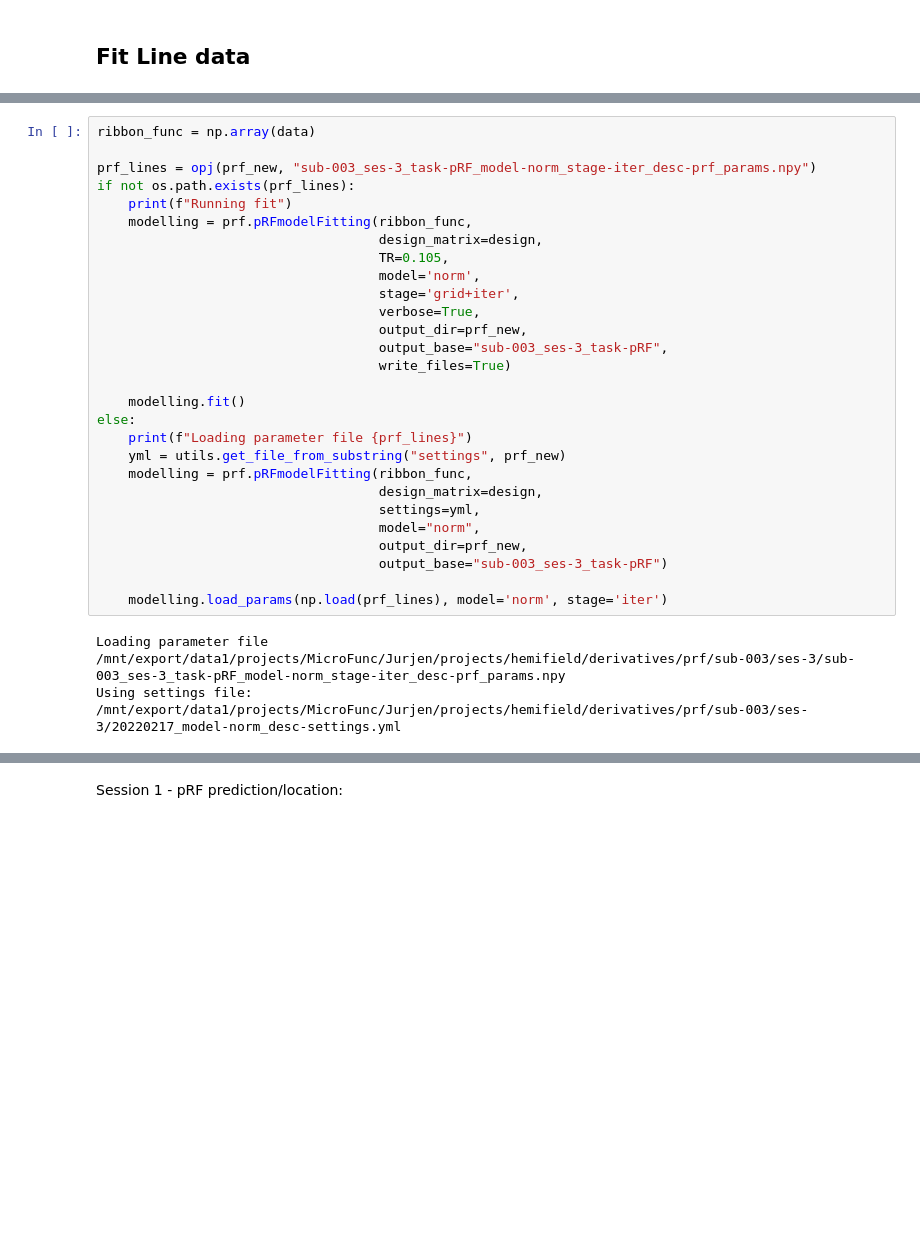
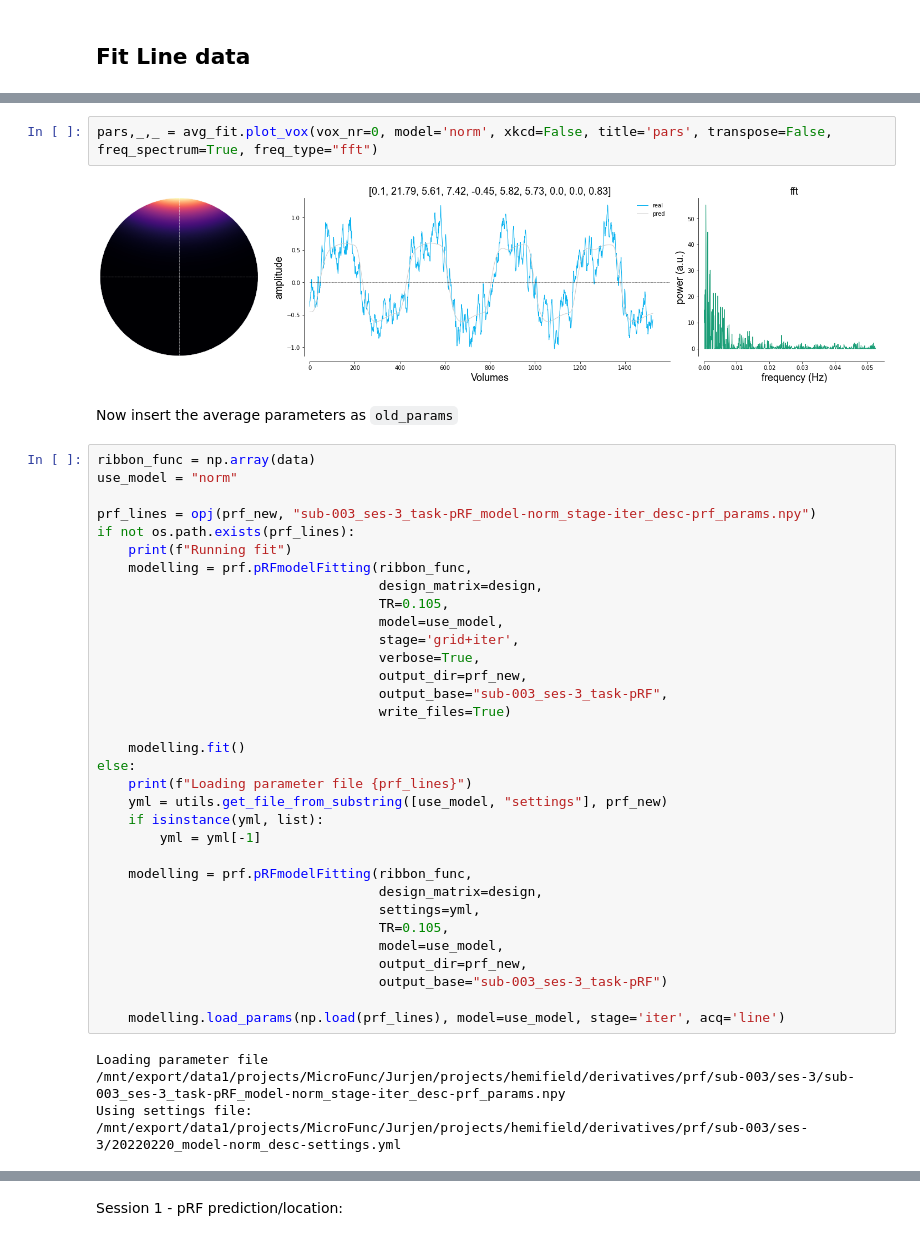
Before and after one commit to spinoza-centre/pRFline, a Jupyter notebook: notebooks/prf/exp_lineprf2.ipynb, the cells around one changed output, grey strips where cells are left out. Drawn from its saved outputs; the diff is of its cells as text; blank space fills up the shorter version.

```diff
--- a/notebooks/prf/exp_lineprf2.ipynb
+++ b/notebooks/prf/exp_lineprf2.ipynb
@@ -415,5 +437,12 @@ Define the fitter; use update screen distance size
+# %%
+pars,_,_ = avg_fit.plot_vox(vox_nr=0, model='norm', xkcd=False, title='pars', transpose=False, freq_spectrum=True, freq_type="fft")
+# %% [output]
+[figure, added]
+# %% [markdown]
+Now insert the average parameters as `old_params`
 # %%
 ribbon_func = np.array(data)
+use_model = "norm"
 
 prf_lines = opj(prf_new, "sub-003_ses-3_task-pRF_model-norm_stage-iter_desc-prf_params.npy")
 if not os.path.exists(prf_lines):
@@ -421,7 +450,7 @@ if not os.path.exists(prf_lines):
     modelling = prf.pRFmodelFitting(ribbon_func,
                                     design_matrix=design,
                                     TR=0.105,
-                                    model='norm',
+                                    model=use_model,
                                     stage='grid+iter',
                                     verbose=True,
                                     output_dir=prf_new,
@@ -431,17 +460,21 @@ if not os.path.exists(prf_lines):
     modelling.fit()
 else:
     print(f"Loading parameter file {prf_lines}")
-    yml = utils.get_file_from_substring("settings", prf_new)
+    yml = utils.get_file_from_substring([use_model, "settings"], prf_new)
+    if isinstance(yml, list):
+        yml = yml[-1]
+
     modelling = prf.pRFmodelFitting(ribbon_func,
                                     design_matrix=design,
                                     settings=yml,
-                                    model="norm",
+                                    TR=0.105,
+                                    model=use_model,
                                     output_dir=prf_new,
                                     output_base="sub-003_ses-3_task-pRF")
 
-    modelling.load_params(np.load(prf_lines), model='norm', stage='iter')
+    modelling.load_params(np.load(prf_lines), model=use_model, stage='iter', acq='line')
 # %% [output]
 Loading parameter file /mnt/export/data1/projects/MicroFunc/Jurjen/projects/hemifield/derivatives/prf/sub-003/ses-3/sub-003_ses-3_task-pRF_model-norm_stage-iter_desc-prf_params.npy
-Using settings file: /mnt/export/data1/projects/MicroFunc/Jurjen/projects/hemifield/derivatives/prf/sub-003/ses-3/20220217_model-norm_desc-settings.yml
+Using settings file: /mnt/export/data1/projects/MicroFunc/Jurjen/projects/hemifield/derivatives/prf/sub-003/ses-3/20220220_model-norm_desc-settings.yml
 # %%
 for vox_id in range(len(ribbon_func)):
```
Also changed, not shown: parts of 10 cells of this notebook.
